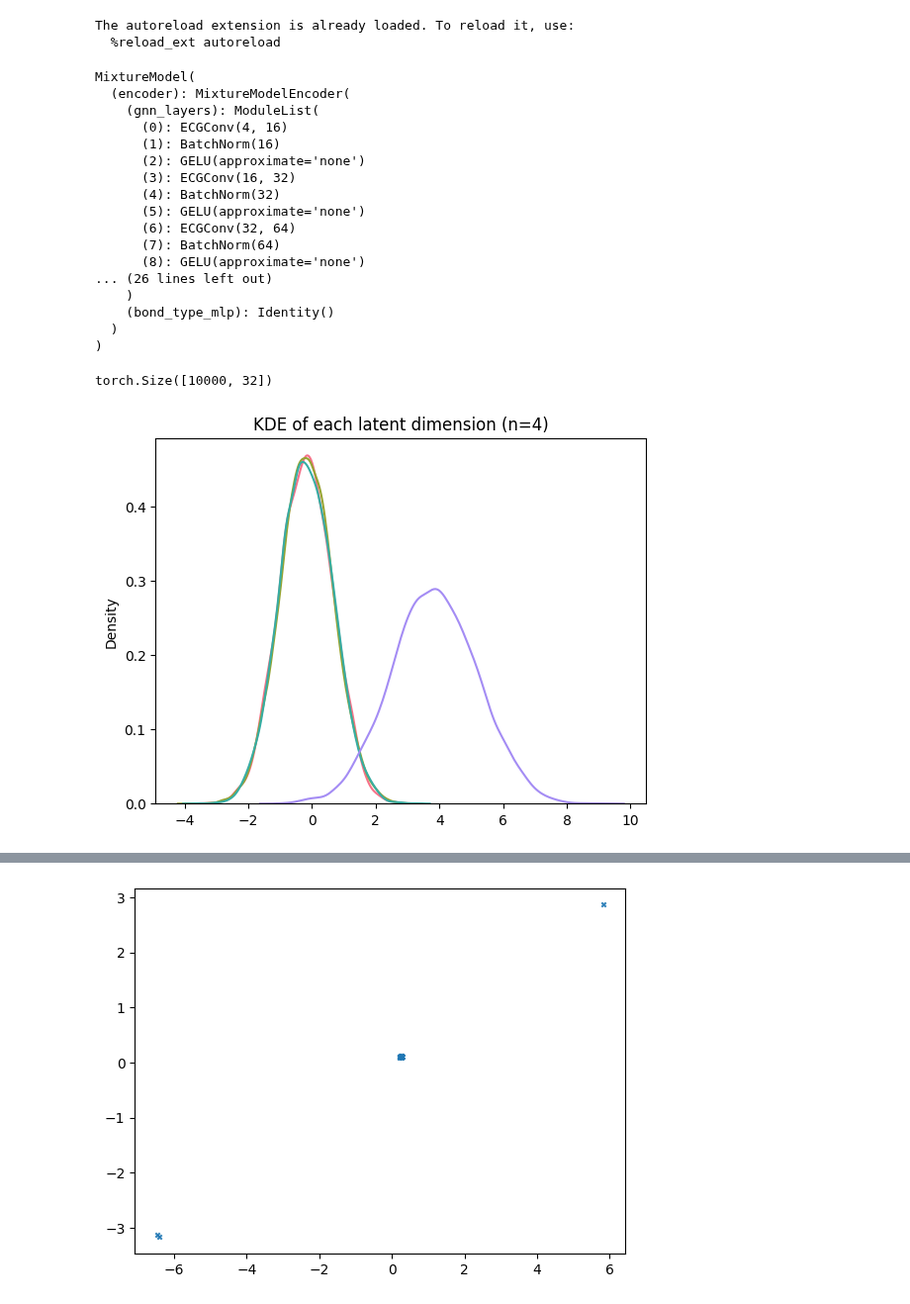
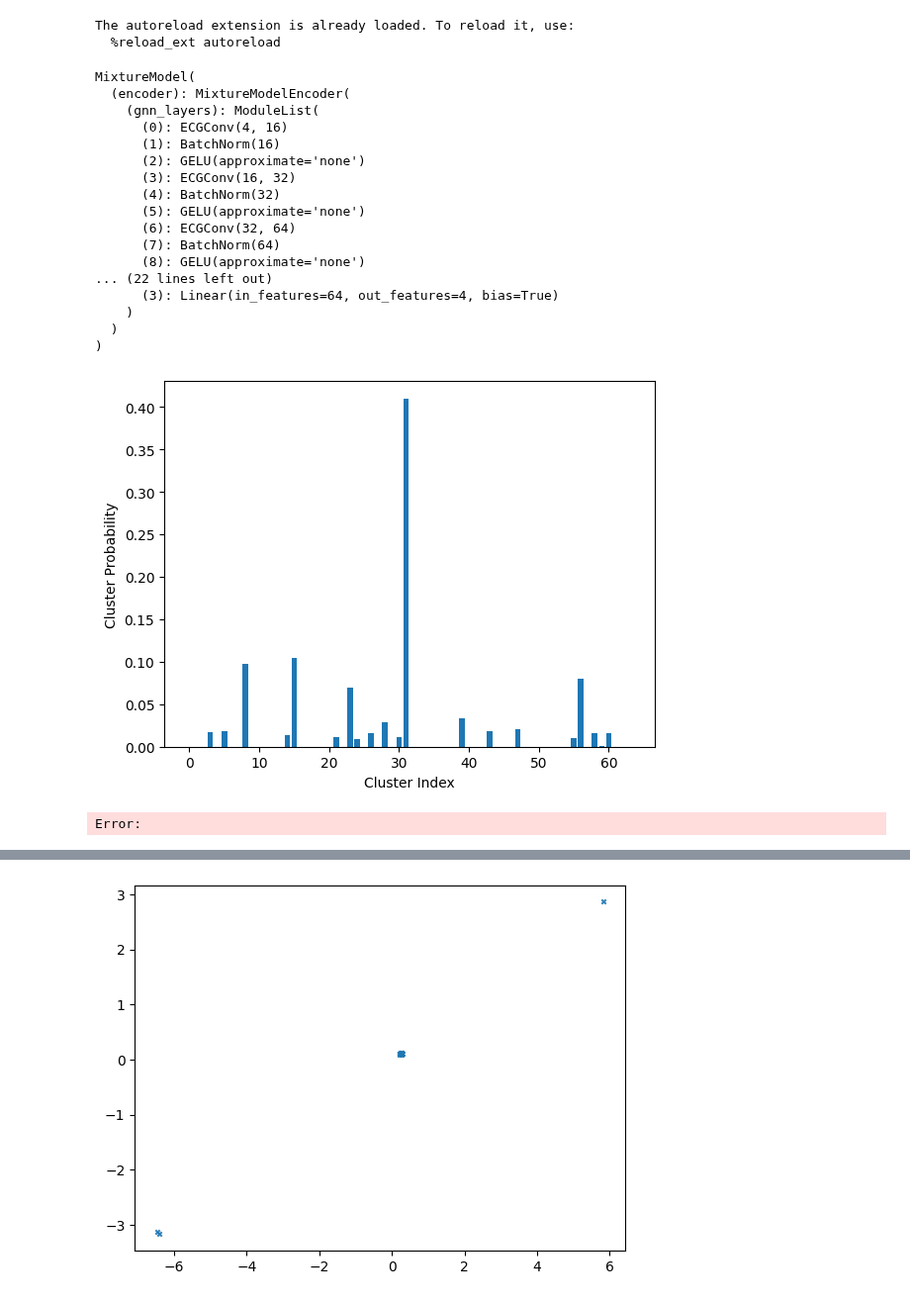
Before and after one commit to pkmtum/Molecular_Generative_Modeling, a Jupyter notebook: source/mixture_model.ipynb, the cells around one changed output, grey strips where cells are left out. Shown at 99% size. Cells and saved outputs as stored; diff of their text form; code cells hidden in the pictures.

```diff
--- a/source/mixture_model.ipynb
+++ b/source/mixture_model.ipynb
@@ -12,8 +12,7 @@ from data_utils import *
 from mixture_model.model import MixtureModel
 
 device = torch.device('cuda' if torch.cuda.is_available() else 'cpu')
-
-mixture_model = MixtureModel.from_pretrained("./checkpoints/mixture_model_20240611_002331.pt").to(device)
+mixture_model = MixtureModel.from_pretrained("./checkpoints/mixture_model_20240611_223628.pt").to(device)
 mixture_model.eval()
 # %% [output]
 The autoreload extension is already loaded. To reload it, use:
@@ -30,11 +29,20 @@ MixtureModel(
       (6): ECGConv(32, 64)
       (7): BatchNorm(64)
       (8): GELU(approximate='none')
-... (26 lines left out)
+... (22 lines left out)
+      (3): Linear(in_features=64, out_features=4, bias=True)
     )
-    (bond_type_mlp): Identity()
   )
 )
+# %%
+pi = mixture_model.decoder.get_pi().detach().cpu().numpy()[0]
+plt.bar(list(range(0, 64)), pi)
+plt.ylabel("Cluster Probability")
+plt.xlabel("Cluster Index")
+plt.show()
+# %% [output]
+[figure, added]
+Error:
 # %%
 prop_norm_df = create_or_load_property_norm_df()
 dataset = create_qm9_mixture_vae_dataset(
@@ -54,17 +59,3 @@ z = mixture_model.encode(val_batch)
 # %%
 num_generated_mols = 10000
 num_atoms = torch.tensor([9] * num_generated_mols, dtype=torch.int64, device=device)
-eta = mixture_model.decoder.sample_eta(num_atoms, device)
-eta.shape
-# %% [output]
-torch.Size([10000, 32])
-# %%
-eta_cpu = eta.detach().cpu().numpy()
-latent_dim = eta.shape[1]
-for dim in range(eta.shape[1]):
-    sns.kdeplot(eta_cpu[:, dim], legend=False, color=sns.color_palette("husl", latent_dim)[dim])
-
-plt.title(f'KDE of each latent dimension (n={latent_dim})')
-plt.show()
-# %% [output]
-[figure, removed]
```
Also changed, not shown: parts of 4 cells of this notebook, 3 other files.
